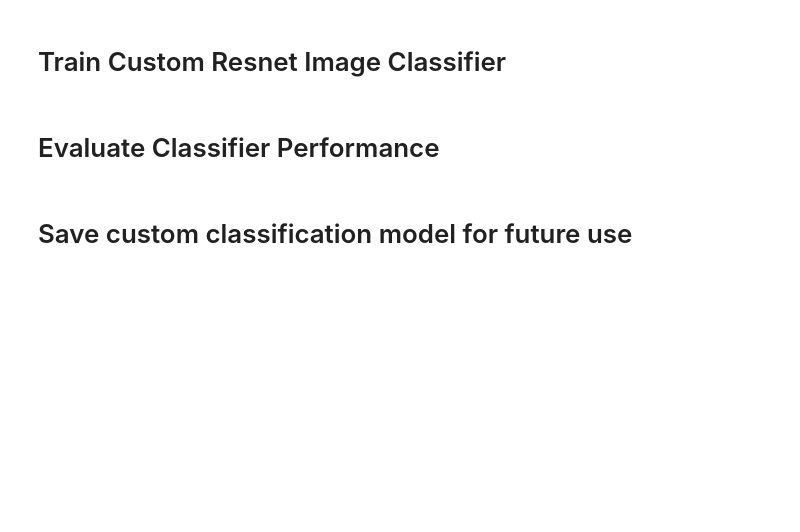
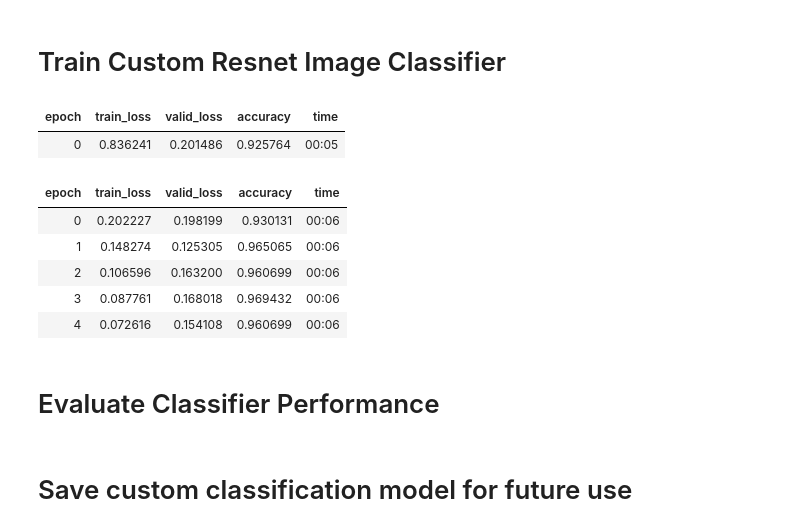
Before and after one commit to mhnguyetvu/roboflow-notebook, a Jupyter notebook: notebooks/train-resnet34-classification.ipynb, the cells around one changed output. Cells and saved outputs as stored; diff of their text form; code cells hidden in the pictures; blank space fills up the shorter version.

```diff
--- a/notebooks/train-resnet34-classification.ipynb
+++ b/notebooks/train-resnet34-classification.ipynb
@@ -102,3 +133,15 @@ learn
 # %% [markdown]
 # Train Custom Resnet Image Classifier
+# %%
+learn = vision_learner(dls, resnet34, metrics=accuracy)
+learn.fine_tune(5)
+# %% [output]
+| epoch | train_loss | valid_loss | accuracy | time |
+| 0 | 0.836241 | 0.201486 | 0.925764 | 00:05 |
+| epoch | train_loss | valid_loss | accuracy | time |
+| 0 | 0.202227 | 0.198199 | 0.930131 | 00:06 |
+| 1 | 0.148274 | 0.125305 | 0.965065 | 00:06 |
+| 2 | 0.106596 | 0.163200 | 0.960699 | 00:06 |
+| 3 | 0.087761 | 0.168018 | 0.969432 | 00:06 |
+| 4 | 0.072616 | 0.154108 | 0.960699 | 00:06 |
 # %%
```
Also changed, not shown: parts of 13 cells of this notebook.
